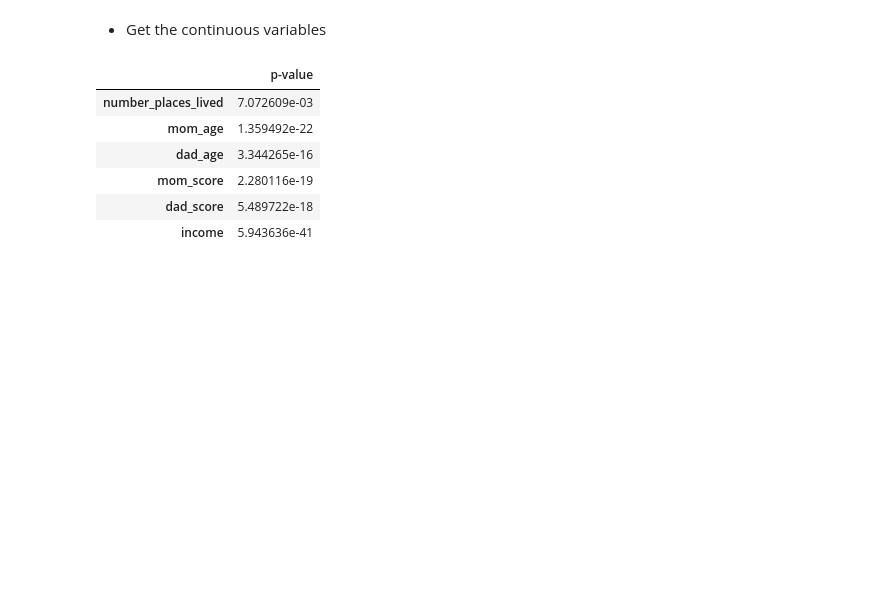
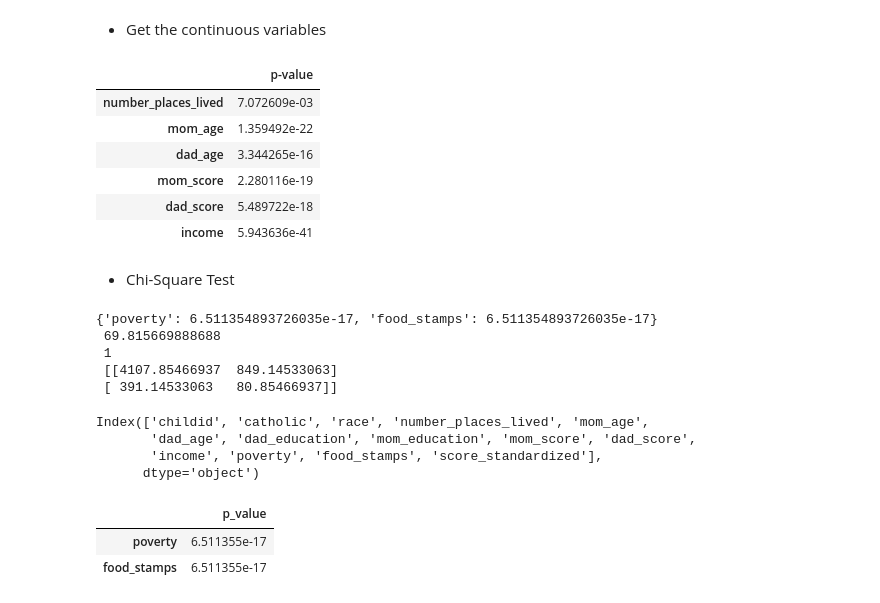
Before and after one commit to Maruf-Ahmad-khan/Feature-Scaling, a Jupyter notebook: Basic_statistics/Matching.ipynb, the cells around one changed output. Cells and saved outputs as stored; diff of their text form; code cells hidden in the pictures; blank space fills up the shorter version.

Commit message:
Completed t-test and chi-square test

```diff
--- a/Basic_statistics/Matching.ipynb
+++ b/Basic_statistics/Matching.ipynb
@@ -198,3 +188,58 @@ Continuous_Variable(data)
 | mom_score | 2.280116e-19 |
 | dad_score | 5.489722e-18 |
 | income | 5.943636e-41 |
+# %% [markdown]
+- Chi-Square Test
+# %%
+tab = pd.crosstab(index = data.poverty,
+            columns = data.catholic
+            )
+stat, p, dof, exp  = ss.chi2_contingency(tab)
+# %%
+def Chisquare_test(data:pd.DataFrame)->pd.DataFrame:
+
+     try:
+
+          tab = pd.crosstab(index = data.poverty,
+                            columns = data.catholic
+                            )
+          stat, p, dof, exp = ss.chi2_contingency(tab)
+          return stat, p, dof, exp
+
+     except Exception as e:
+          print(f"Error: {e}")
+          return None
+
+
+Chisquare_test(data)
+print(p, '\n', stat, '\n', dof, '\n',  exp, '\n')
+# %% [output]
+{'poverty': 6.511354893726035e-17, 'food_stamps': 6.511354893726035e-17}
+ 69.815669888688
+ 1
+ [[4107.85466937  849.14533063]
+ [ 391.14533063   80.85466937]]
+# %%
+data.columns
+# %% [output]
+Index(['childid', 'catholic', 'race', 'number_places_lived', 'mom_age',
+       'dad_age', 'dad_education', 'mom_education', 'mom_score', 'dad_score',
+       'income', 'poverty', 'food_stamps', 'score_standardized'],
+      dtype='object')
+# %%
+categorical  = ['poverty', 'food_stamps']
+p = {}
+for y in categorical:
+     tab = pd.crosstab(index = data.poverty,
+                            columns = data.catholic
+                            )
+     stat, p[y], dof, exp = ss.chi2_contingency(tab)
+
+
+chisquare = pd.DataFrame.from_dict(p, orient='Index')
+chisquare.columns = ["p_value"]
+chisquare
+# %% [output]
+|  | p_value |
+| poverty | 6.511355e-17 |
+| food_stamps | 6.511355e-17 |
```
Also changed, not shown: parts of 3 cells of this notebook.
